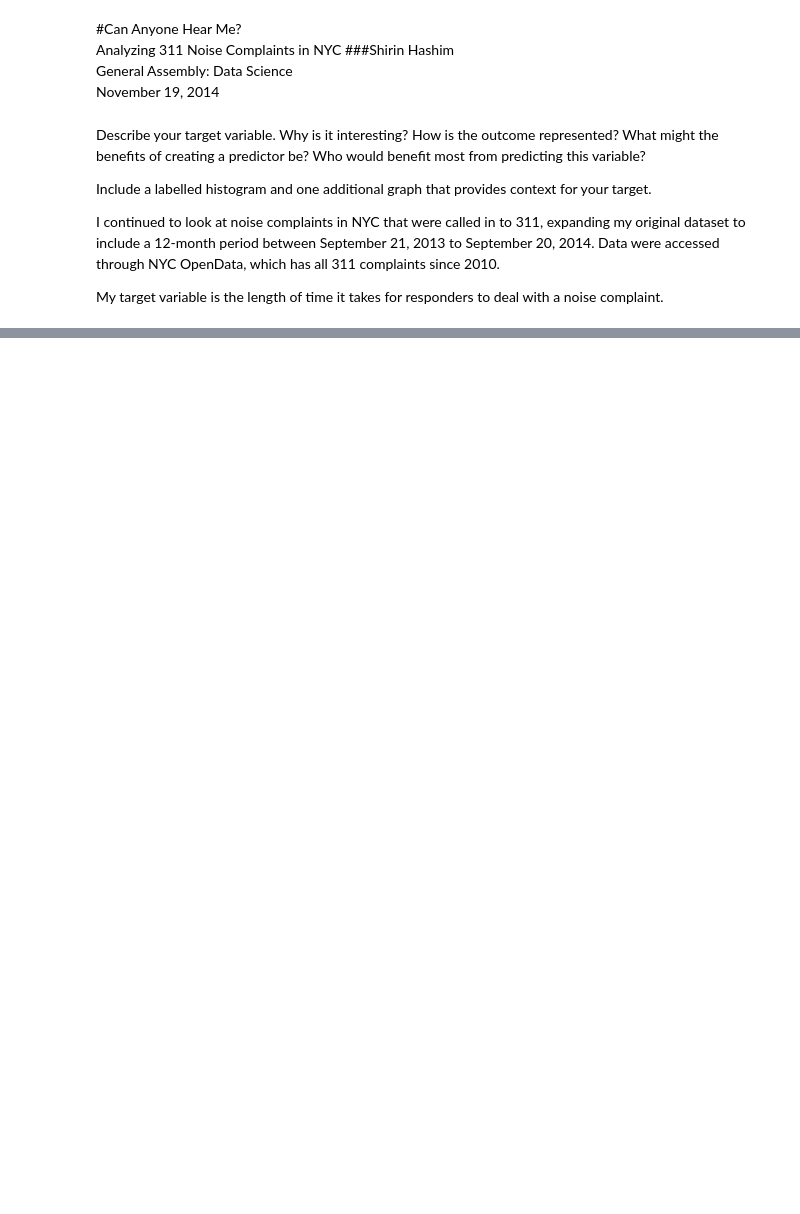
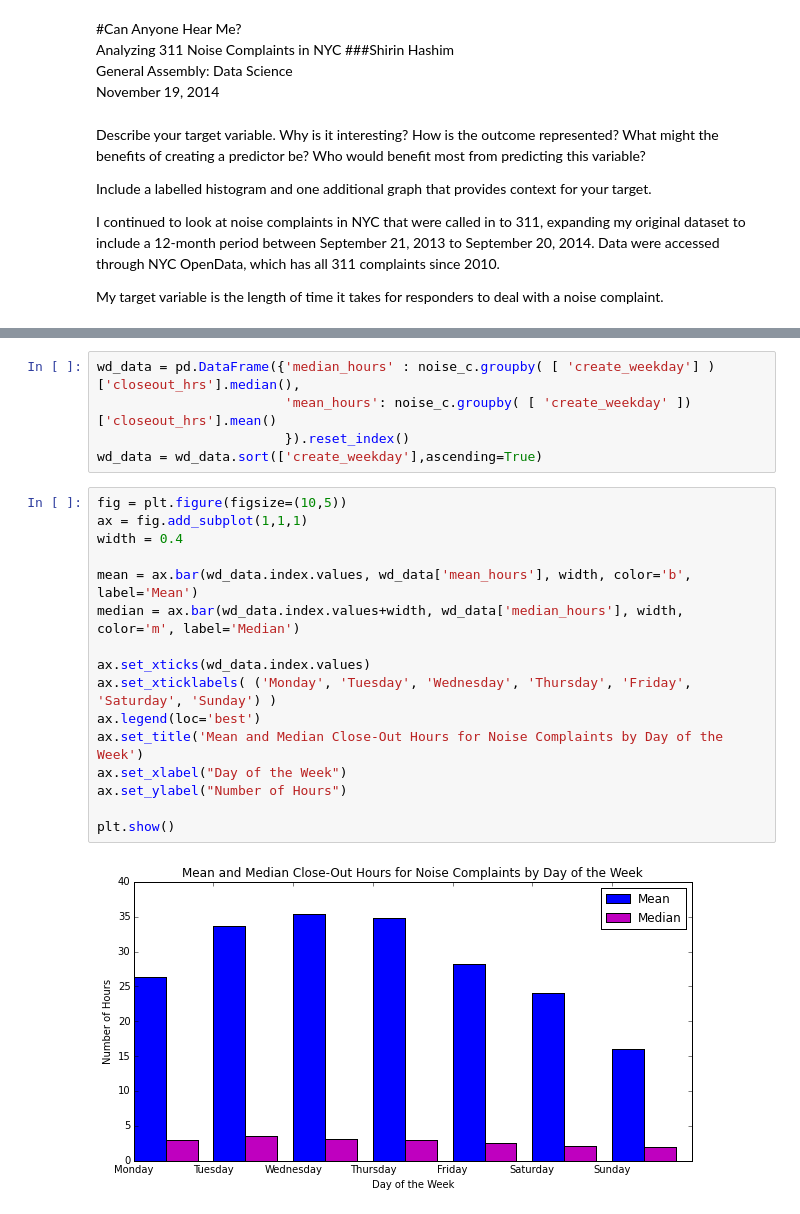
Before and after one commit to Yue1Harriet1Huang/GA-Data-Science, a Jupyter notebook: Final_Project_20141119.ipynb, the cells around one changed output, grey strips where cells are left out. Drawn from its saved outputs; the diff is of its cells as text; blank space fills up the shorter version.

```diff
--- a/Final_Project_20141119.ipynb
+++ b/Final_Project_20141119.ipynb
@@ -450,0 +278,23 @@ plt.legend(handles=[c_patch])
+# %%
+wd_data = pd.DataFrame({'median_hours' : noise_c.groupby( [ 'create_weekday'] )['closeout_hrs'].median(),
+                        'mean_hours': noise_c.groupby( [ 'create_weekday' ])['closeout_hrs'].mean()
+                        }).reset_index()
+wd_data = wd_data.sort(['create_weekday'],ascending=True)
+# %%
+fig = plt.figure(figsize=(10,5))
+ax = fig.add_subplot(1,1,1)
+width = 0.4
+
+mean = ax.bar(wd_data.index.values, wd_data['mean_hours'], width, color='b', label='Mean')
+median = ax.bar(wd_data.index.values+width, wd_data['median_hours'], width, color='m', label='Median')
+
+ax.set_xticks(wd_data.index.values)
+ax.set_xticklabels( ('Monday', 'Tuesday', 'Wednesday', 'Thursday', 'Friday', 'Saturday', 'Sunday') )
+ax.legend(loc='best')
+ax.set_title('Mean and Median Close-Out Hours for Noise Complaints by Day of the Week')
+ax.set_xlabel("Day of the Week")
+ax.set_ylabel("Number of Hours")
+
+plt.show()
+# %% [output]
+[figure, added]
```
Also changed, not shown: parts of 121 cells of this notebook, 2 other files.
